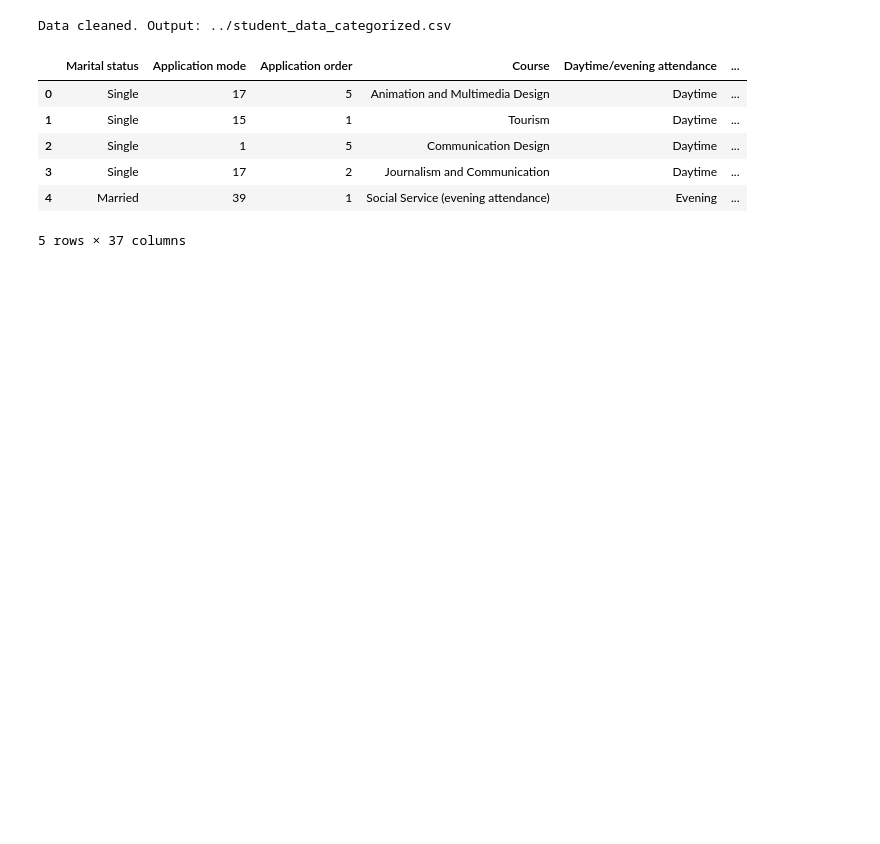
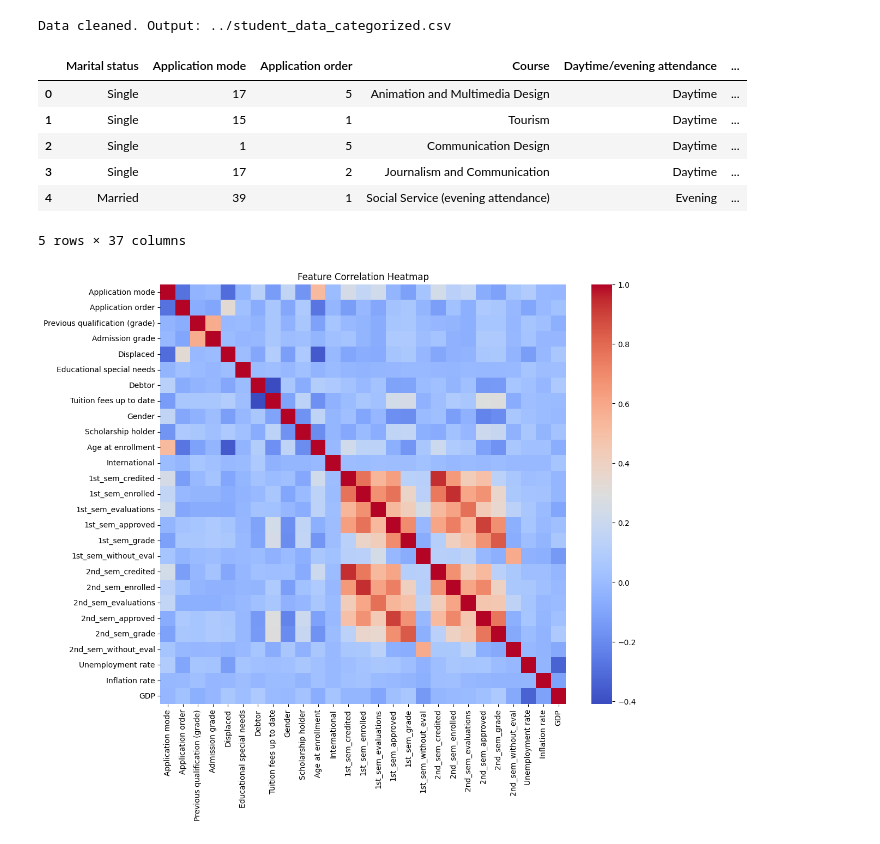
Before and after one commit to atile4/math-9-final-project, a Jupyter notebook: scripts/convert_to_category.ipynb, the cells around one changed output. Drawn from its saved outputs; the diff is of its cells as text; code cells hidden in the pictures; blank space fills up the shorter version.

```diff
--- a/scripts/convert_to_category.ipynb
+++ b/scripts/convert_to_category.ipynb
@@ -262,7 +280,7 @@ df['Marital status']            = df['Marital status'].map(marital_map)
 df['Course']                    = df['Course'].map(course_map)
 df['Daytime/evening attendance']= df['Daytime/evening attendance'].map(attendance_map)
 df['Previous qualification']    = df['Previous qualification'].map(previous_qualification_map)
-df['Nationality']               = df['Nationality'].map(nationality_map)
+df['Nacionality']               = df['Nacionality'].map(nationality_map)
 df["Mother's qualification"]    = df["Mother's qualification"].map(mothers_qualification_map)
 df["Father's qualification"]    = df["Father's qualification"].map(fathers_qualification_map)
 df["Mother's occupation"]       = df["Mother's occupation"].map(mothers_occupation_map)
@@ -284,3 +302,11 @@ Data cleaned. Output: ../student_data_categorized.csv
 | 3 | Single | 17 | 2 | Journalism and Communication | Daytime | ... |
 | 4 | Married | 39 | 1 | Social Service (evening attendance) | Evening | ... |
 5 rows × 37 columns
+# %%
+# Create a correlation matrix for numeric columns
+plt.figure(figsize=(12, 10))
+sns.heatmap(df.corr(numeric_only=True), annot=False, cmap='coolwarm')
+plt.title('Feature Correlation Heatmap')
+plt.show()
+# %% [output]
+[figure, added]
```
Also changed, not shown: parts of 3 cells of this notebook.
